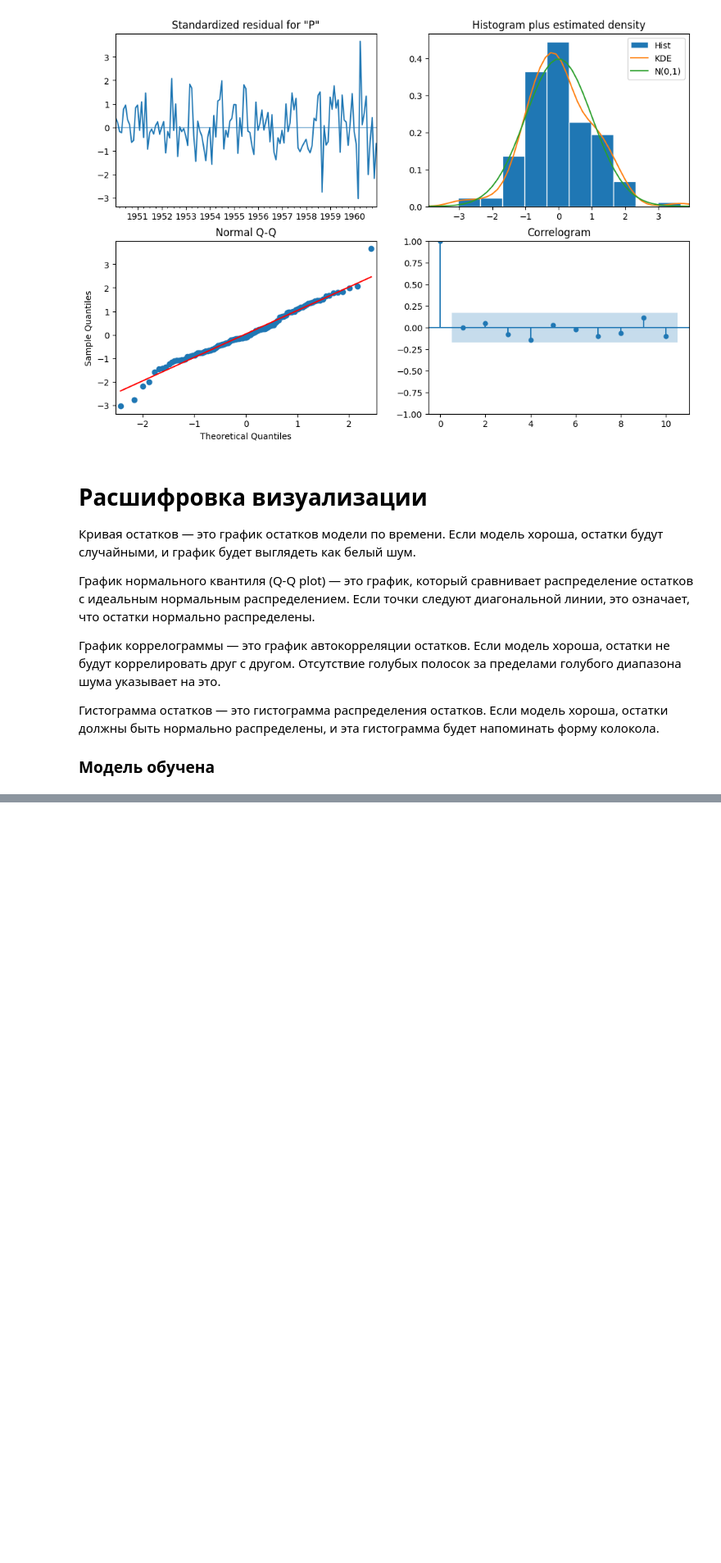
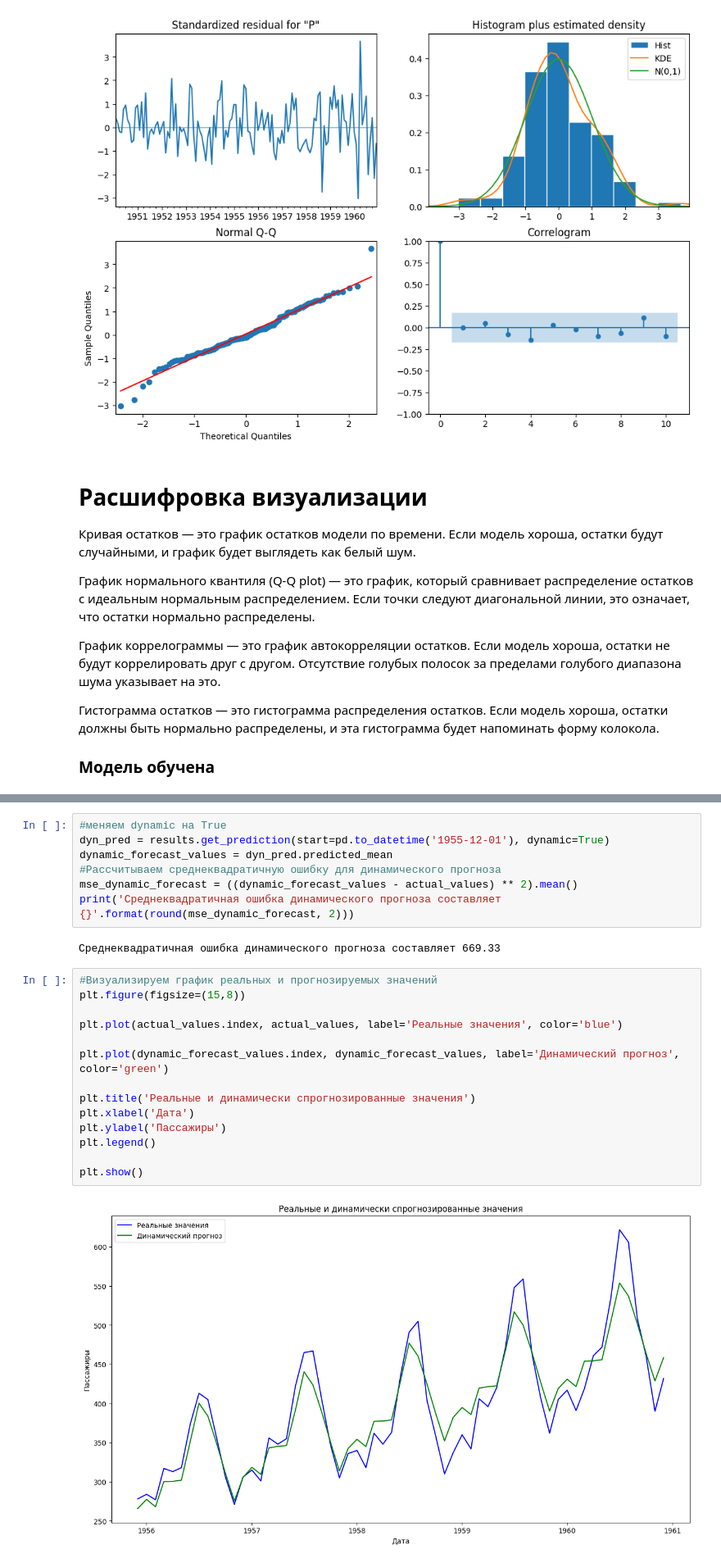
Before and after one commit to ZorgIT/py-da-aiacademy, a Jupyter notebook: learnPy/statisticModel/predict/arimax/2024-09-21_SARIMA_example.ipynb, the cells around one changed output, grey strips where cells are left out. Shown: that part at 82% size. Cells and saved outputs as stored; diff of their text form; blank space fills up the shorter version.

```diff
--- a/learnPy/statisticModel/predict/arimax/2024-09-21_Superstorearima.ipynb
+++ b/learnPy/statisticModel/predict/arimax/2024-09-21_SARIMA_example.ipynb
@@ -306,0 +358,25 @@ plt.show()
+# %%
+#меняем dynamic на True
+dyn_pred = results.get_prediction(start=pd.to_datetime('1955-12-01'), dynamic=True)
+dynamic_forecast_values = dyn_pred.predicted_mean
+#Рассчитываем среднеквадратичную ошибку для динамического прогноза
+mse_dynamic_forecast = ((dynamic_forecast_values - actual_values) ** 2).mean()
+print('Среднеквадратичная ошибка динамического прогноза составляет {}'.format(round(mse_dynamic_forecast, 2)))
+# %% [output]
+Среднеквадратичная ошибка динамического прогноза составляет 669.33
+# %%
+#Визуализируем график реальных и прогнозируемых значений
+plt.figure(figsize=(15,8))
+
+plt.plot(actual_values.index, actual_values, label='Реальные значения', color='blue')
+
+plt.plot(dynamic_forecast_values.index, dynamic_forecast_values, label='Динамический прогноз', color='green')
+
+plt.title('Реальные и динамически спрогнозированные значения')
+plt.xlabel('Дата')
+plt.ylabel('Пассажиры')
+plt.legend()
+
+plt.show()
+# %% [output]
+[figure, added]
```
Also changed, not shown: parts of 11 cells of this notebook.
